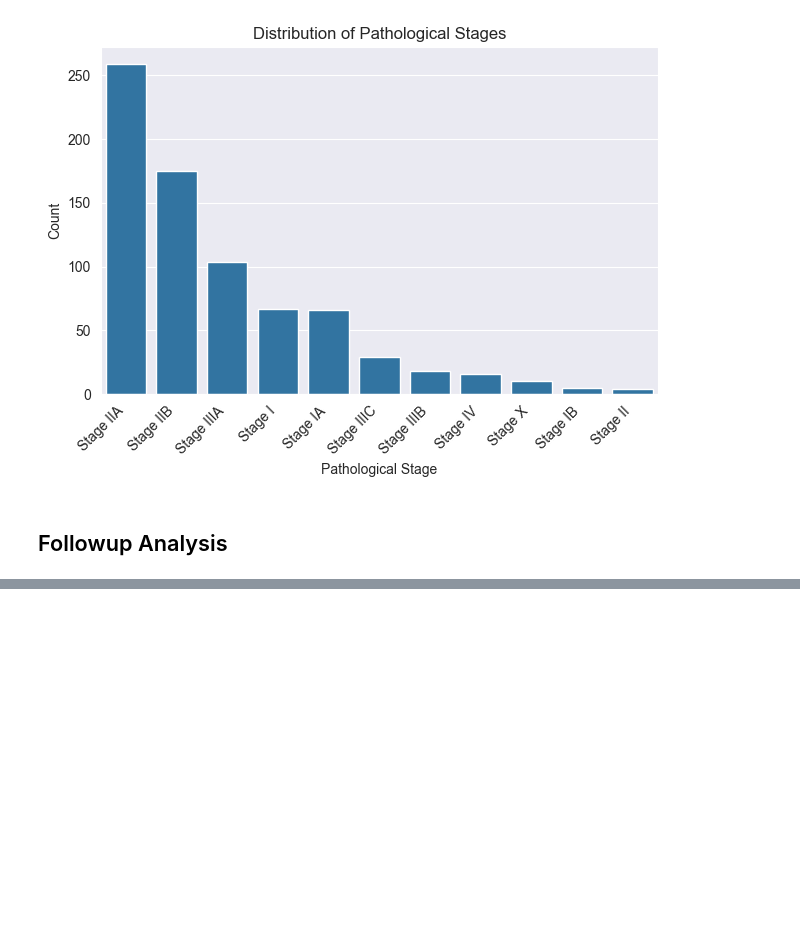
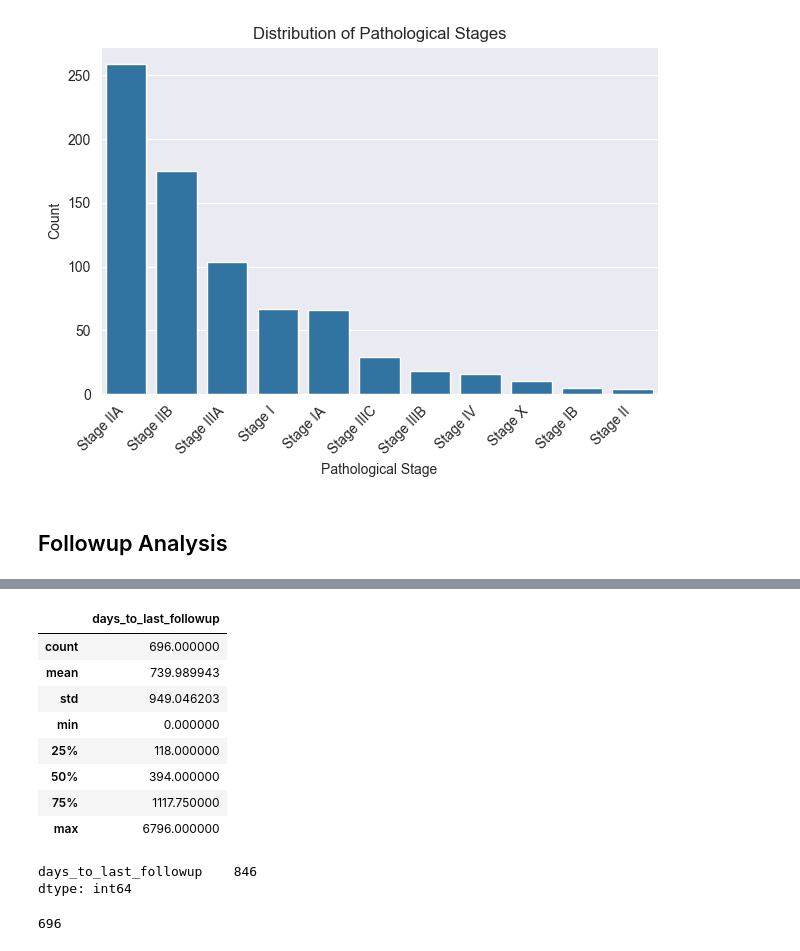
Before and after one commit to giorgiaBertacchini/miRNA_survival_analysis, a Jupyter notebook: notebooks/data_analysis_clinical.ipynb, the cells around one changed output, grey strips where cells are left out. Saved outputs shown, nothing was run; the diff lists cells and outputs as text; code cells hidden in the pictures; blank space fills up the shorter version.

```diff
--- a/notebooks/data_analysis_clinical.ipynb
+++ b/notebooks/data_analysis_clinical.ipynb
@@ -667,0 +777,21 @@ plt.show()
+# %%
+followup_df[['days_to_last_followup']].describe()
+# %% [output]
+|  | days_to_last_followup |
+| count | 696.000000 |
+| mean | 739.989943 |
+| std | 949.046203 |
+| min | 0.000000 |
+| 25% | 118.000000 |
+| 50% | 394.000000 |
+| 75% | 1117.750000 |
+| max | 6796.000000 |
+# %%
+followup_df[['days_to_last_followup']].isnull().sum()
+# %% [output]
+days_to_last_followup    846
+dtype: int64
+# %%
+1542-846
+# %% [output]
+696
```
Also changed, not shown: parts of 4 cells of this notebook, 2 other files.
